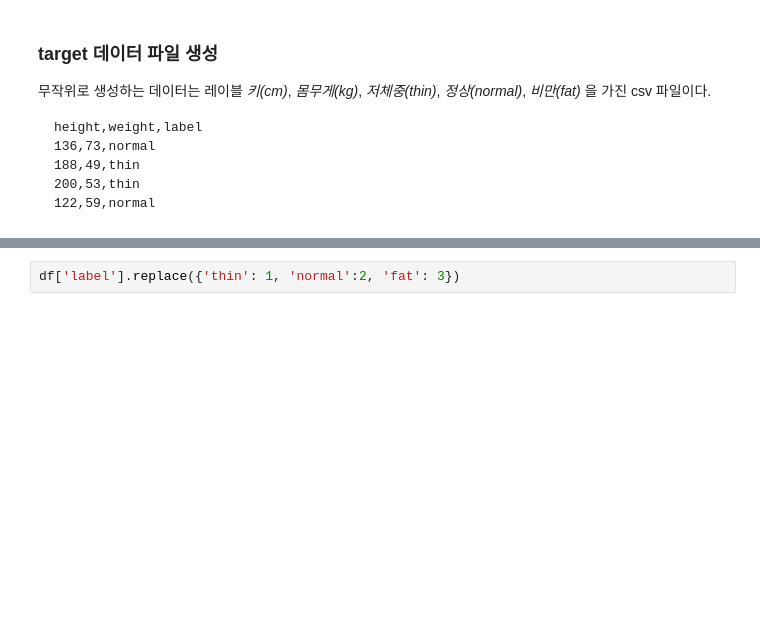
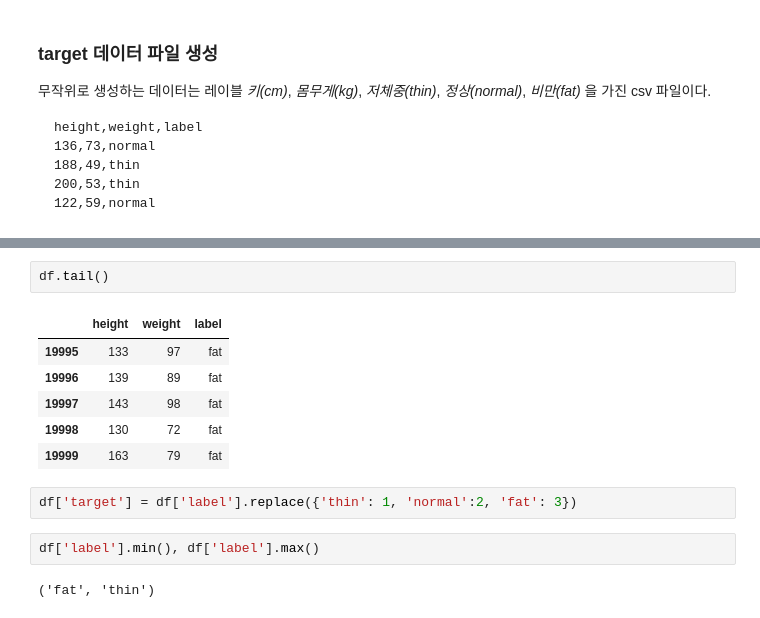
Before and after one commit to Ihan0316/ai_scool, a Jupyter notebook: 7-14/02자료형태의이해_0.ipynb, the cells around one changed output, grey strips where cells are left out. Cells and saved outputs as stored; diff of their text form; blank space fills up the shorter version.

```diff
--- a/7-14/02자료형태의이해_0.ipynb
+++ b/7-14/02자료형태의이해_0.ipynb
@@ -1005,2 +1085,15 @@ df.head()
+# %%
+df.tail()
+# %% [output]
+|  | height | weight | label |
+| 19995 | 133 | 97 | fat |
+| 19996 | 139 | 89 | fat |
+| 19997 | 143 | 98 | fat |
+| 19998 | 130 | 72 | fat |
+| 19999 | 163 | 79 | fat |
 # %%
-df['label'].replace({'thin': 1, 'normal':2, 'fat': 3})
+df['target'] = df['label'].replace({'thin': 1, 'normal':2, 'fat': 3})
+# %%
+df['label'].min(), df['label'].max()
+# %% [output]
+('fat', 'thin')
```
Also changed, not shown: parts of 41 cells of this notebook, 1 other file.
